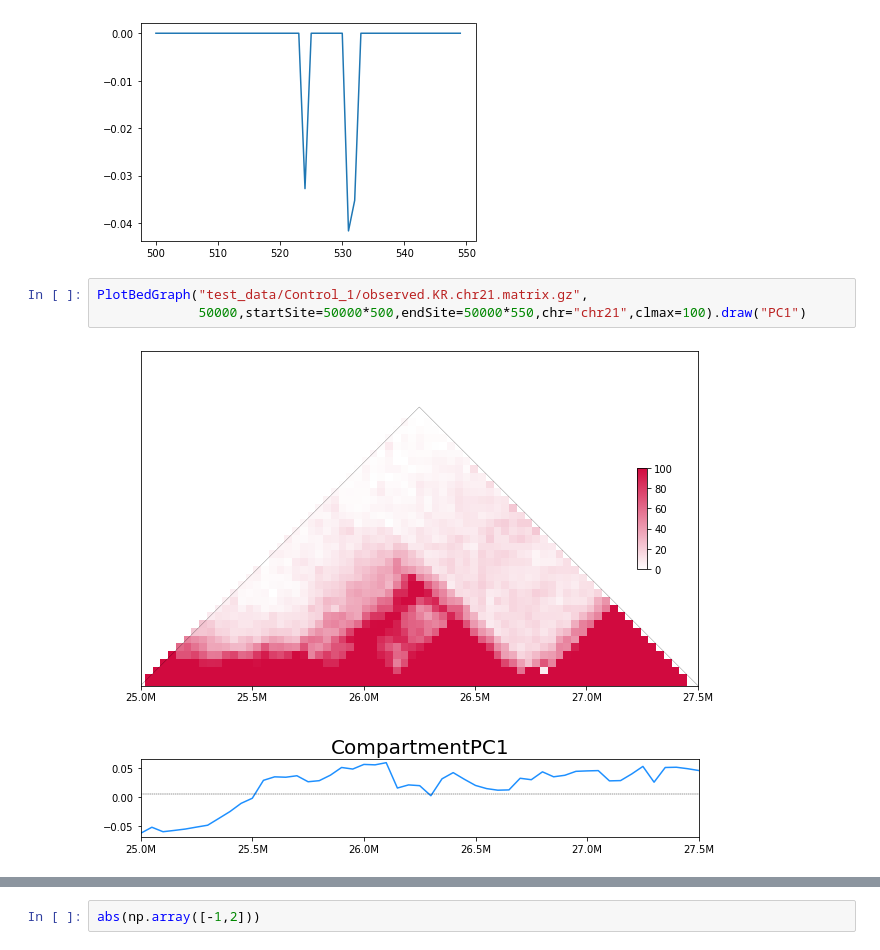
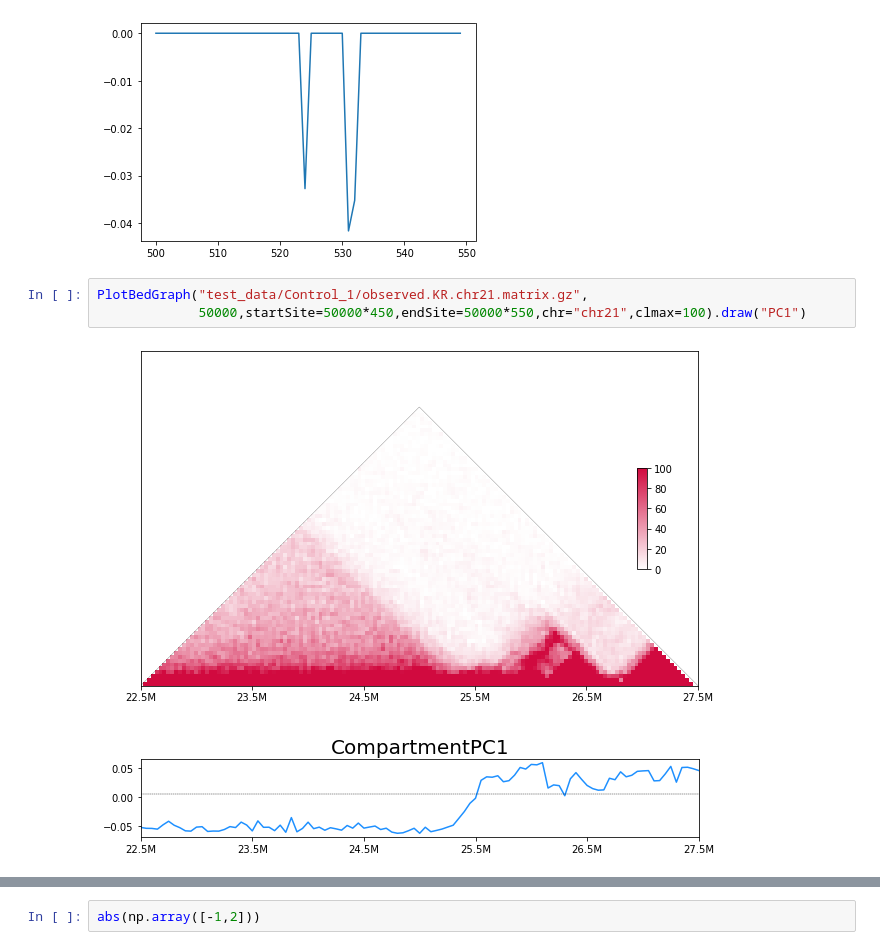
Before and after one commit to wangjk321/HiC1Dmetrics, a Jupyter notebook: ForTest.ipynb, the cells around one changed output, grey strips where cells are left out. Drawn from its saved outputs; the diff is of its cells as text.

```diff
--- a/ForTest.ipynb
+++ b/ForTest.ipynb
@@ -20,8 +20,8 @@ plt.plot(ss[500:550])
 [figure]
 # %%
 PlotBedGraph("test_data/Control_1/observed.KR.chr21.matrix.gz",
-             50000,startSite=50000*500,endSite=50000*550,chr="chr21",clmax=100).draw("PC1")
+             50000,startSite=50000*450,endSite=50000*550,chr="chr21",clmax=100).draw("PC1")
 # %% [output]
-[figure, old version]
+[figure, new version]
 # %%
 PlotBedGraph("test_data/Rad21KD_1/observed.KR.chr21.matrix.gz",
```
Also changed, not shown: parts of 1 cell of this notebook, 2 other files.
